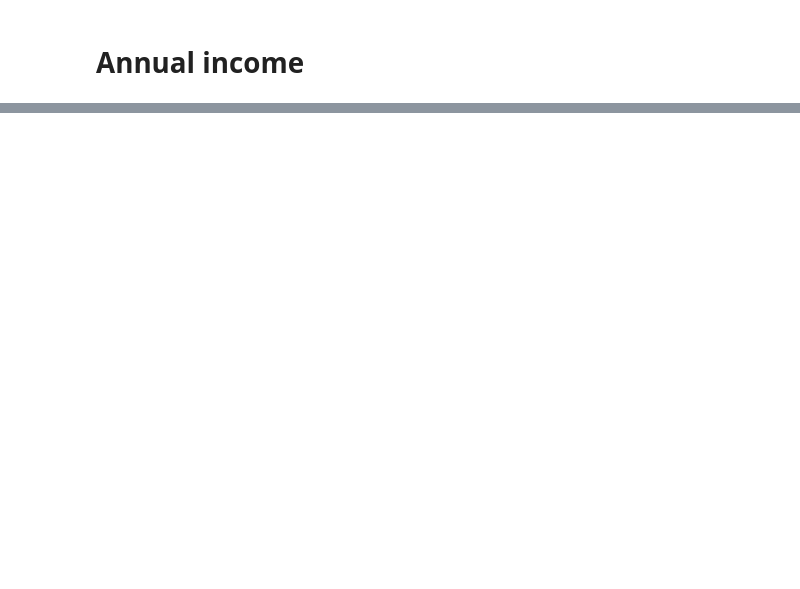
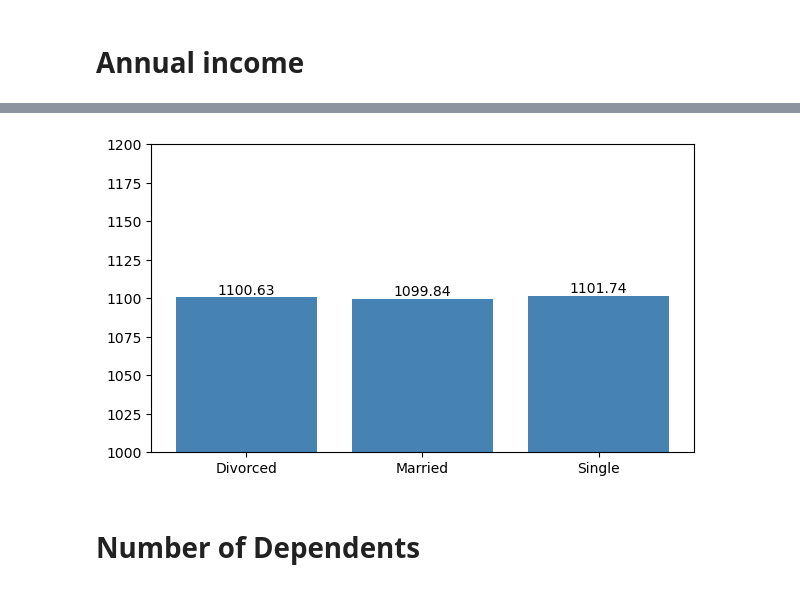
Before and after one commit to mbyczyns/Insurance---MachineLearning, a Jupyter notebook: eda-kopia.ipynb, the cells around one changed output, grey strips where cells are left out. Cells and saved outputs as stored; diff of their text form; code cells hidden in the pictures; blank space fills up the shorter version.

```diff
--- a/eda-kopia.ipynb
+++ b/eda-kopia.ipynb
@@ -63,0 +99,12 @@ print(min_income, max_income)
+# %%
+marital_groups = df_train[['Marital_Status','Premium_Amount']].groupby('Marital_Status').mean()
+plt.figure(figsize=(7,4))
+bars = plt.bar(marital_groups.index, marital_groups['Premium_Amount'], color='steelblue')
+plt.ylim(1000,1200)
+for bar in bars:
+    yval = bar.get_height()
+    plt.text(bar.get_x() + bar.get_width()/2, yval, round(yval, 2), ha='center', va='bottom')
+# %% [output]
+[figure, added]
+# %% [markdown]
+# Number of Dependents
```
Also changed, not shown: parts of 17 cells of this notebook, 1 other file.
